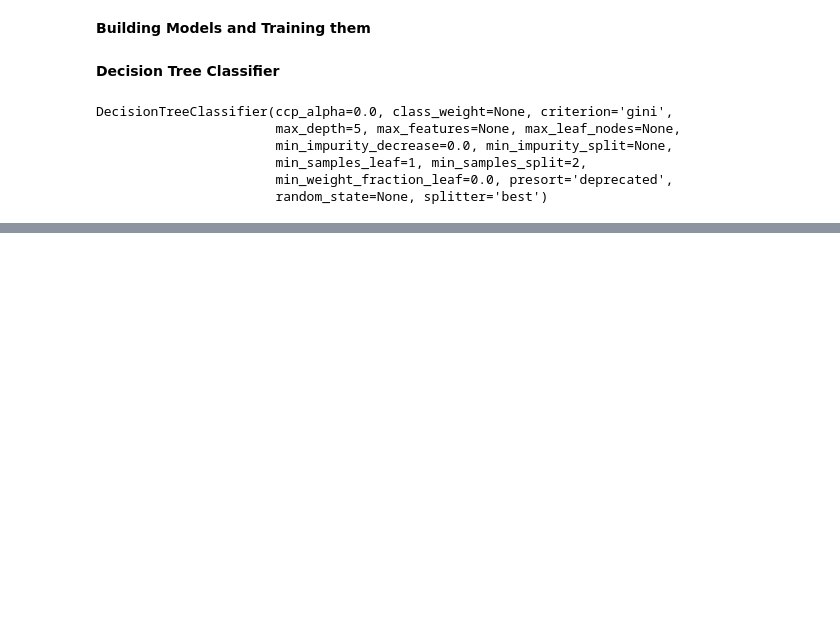
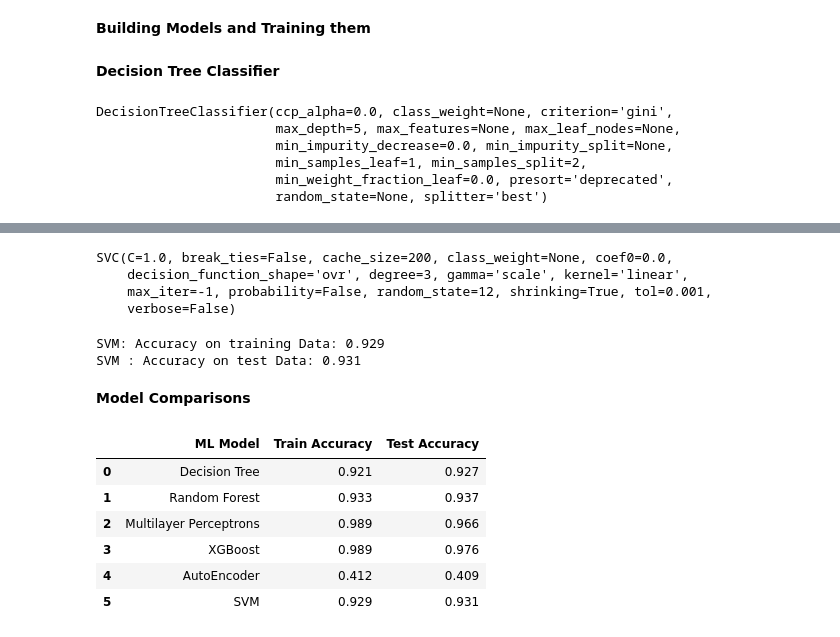
Before and after one commit to syedareehaquasar/SUE---Safe-User-Experience, a Jupyter notebook: PhishingWebsiteDetectionModel.ipynb, the cells around one changed output, grey strips where cells are left out. Saved outputs shown, nothing was run; the diff lists cells and outputs as text; code cells hidden in the pictures; blank space fills up the shorter version.

```diff
--- a/PhishingWebsiteDetectionModel.ipynb
+++ b/PhishingWebsiteDetectionModel.ipynb
@@ -158,6 +158,17 @@ X_train.shape, X_test.shape, Y_train.shape, Y_test.shape
 # %%
 #importing packages
 from sklearn.metrics import accuracy_score
+# %%
+# Creating holders to store the model performance results
+ML_Model = []
+accuracy_train = []
+accuracy_test = []
+
+#function to call for storing the results
+def storeResults(model, a,b):
+  ML_Model.append(model)
+  accuracy_train.append(round(a, 3))
+  accuracy_test.append(round(b, 3))
 # %% [markdown]
 **Decision Tree Classifier**
 # %%
@@ -211,0 +431,14 @@ NameError: ignored
+# %%
+#Support vector machine model
+from sklearn.svm import SVC
+
+# instantiate the model
+svm = SVC(kernel='linear', C=1.0, random_state=12)
+
+#fit the model
+svm.fit(X_train, Y_train)
+# %% [output]
+SVC(C=1.0, break_ties=False, cache_size=200, class_weight=None, coef0=0.0,
+    decision_function_shape='ovr', degree=3, gamma='scale', kernel='linear',
+    max_iter=-1, probability=False, random_state=12, shrinking=True, tol=0.001,
+    verbose=False)
@@ -211,0 +449,11 @@ NameError: ignored
+# %%
+# performance evaluation
+#computing the accuracy of the model performance
+acc_train_svm = accuracy_score(Y_train,y_train_svm)
+acc_test_svm = accuracy_score(Y_test,y_test_svm)
+
+print("SVM: Accuracy on training Data: {:.3f}".format(acc_train_svm))
+print("SVM : Accuracy on test Data: {:.3f}".format(acc_test_svm))
+# %% [output]
+SVM: Accuracy on training Data: 0.929
+SVM : Accuracy on test Data: 0.931
@@ -211,0 +462,14 @@ NameError: ignored
+# %% [markdown]
+**Model Comparisons**
+# %%
+#creating dataframe
+results = pd.DataFrame({ 'ML Model': ML_Model, 'Train Accuracy': accuracy_train, 'Test Accuracy': accuracy_test})
+results
+# %% [output]
+|  | ML Model | Train Accuracy | Test Accuracy |
+| 0 | Decision Tree | 0.921 | 0.927 |
+| 1 | Random Forest | 0.933 | 0.937 |
+| 2 | Multilayer Perceptrons | 0.989 | 0.966 |
+| 3 | XGBoost | 0.989 | 0.976 |
+| 4 | AutoEncoder | 0.412 | 0.409 |
+| 5 | SVM | 0.929 | 0.931 |
```
Also changed, not shown: parts of 33 cells of this notebook.
